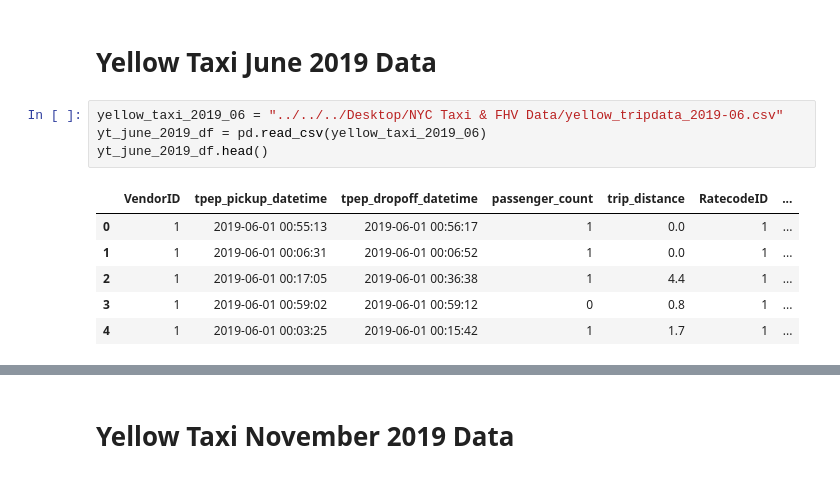
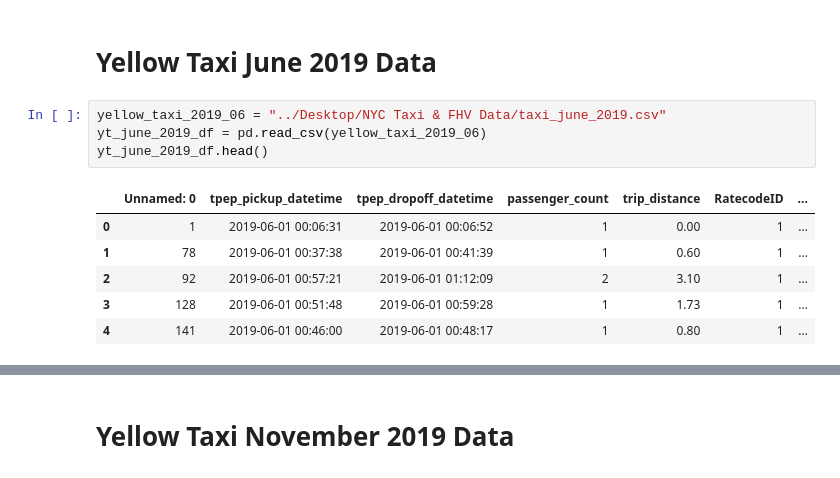
Before and after one commit to ILekawa9/Project-1, a Jupyter notebook: NYC_Taxi_Rideshare.ipynb, the cells around one changed output, grey strips where cells are left out. Saved outputs shown, nothing was run; the diff lists cells and outputs as text.

```diff
--- a/NYC_Taxi_Rideshare.ipynb
+++ b/NYC_Taxi_Rideshare.ipynb
@@ -79,16 +92,16 @@ clean_yt_dec_2015_df.head()
 # %% [markdown]
 # Yellow Taxi June 2019 Data
 # %%
-yellow_taxi_2019_06 = "../../../Desktop/NYC Taxi & FHV Data/yellow_tripdata_2019-06.csv"
+yellow_taxi_2019_06 = "../Desktop/NYC Taxi & FHV Data/taxi_june_2019.csv"
 yt_june_2019_df = pd.read_csv(yellow_taxi_2019_06)
 yt_june_2019_df.head()
 # %% [output]
-|  | VendorID | tpep_pickup_datetime | tpep_dropoff_datetime | passenger_count | trip_distance | RatecodeID | ... |
-| 0 | 1 | 2019-06-01 00:55:13 | 2019-06-01 00:56:17 | 1 | 0.0 | 1 | ... |
-| 1 | 1 | 2019-06-01 00:06:31 | 2019-06-01 00:06:52 | 1 | 0.0 | 1 | ... |
-| 2 | 1 | 2019-06-01 00:17:05 | 2019-06-01 00:36:38 | 1 | 4.4 | 1 | ... |
-| 3 | 1 | 2019-06-01 00:59:02 | 2019-06-01 00:59:12 | 0 | 0.8 | 1 | ... |
-| 4 | 1 | 2019-06-01 00:03:25 | 2019-06-01 00:15:42 | 1 | 1.7 | 1 | ... |
+|  | Unnamed: 0 | tpep_pickup_datetime | tpep_dropoff_datetime | passenger_count | trip_distance | RatecodeID | ... |
+| 0 | 1 | 2019-06-01 00:06:31 | 2019-06-01 00:06:52 | 1 | 0.00 | 1 | ... |
+| 1 | 78 | 2019-06-01 00:37:38 | 2019-06-01 00:41:39 | 1 | 0.60 | 1 | ... |
+| 2 | 92 | 2019-06-01 00:57:21 | 2019-06-01 01:12:09 | 2 | 3.10 | 1 | ... |
+| 3 | 128 | 2019-06-01 00:51:48 | 2019-06-01 00:59:28 | 1 | 1.73 | 1 | ... |
+| 4 | 141 | 2019-06-01 00:46:00 | 2019-06-01 00:48:17 | 1 | 0.80 | 1 | ... |
 # %%
 clean_yt_june_2019_df= yt_june_2019_df.drop(columns=['VendorID','extra','store_and_fwd_flag','payment_type','mta_tax','tolls_amount','improvement_surcharge','congestion_surcharge'])
 clean_yt_june_2019_df.head()
```
Also changed, not shown: parts of 9 cells of this notebook, 1 other file.
